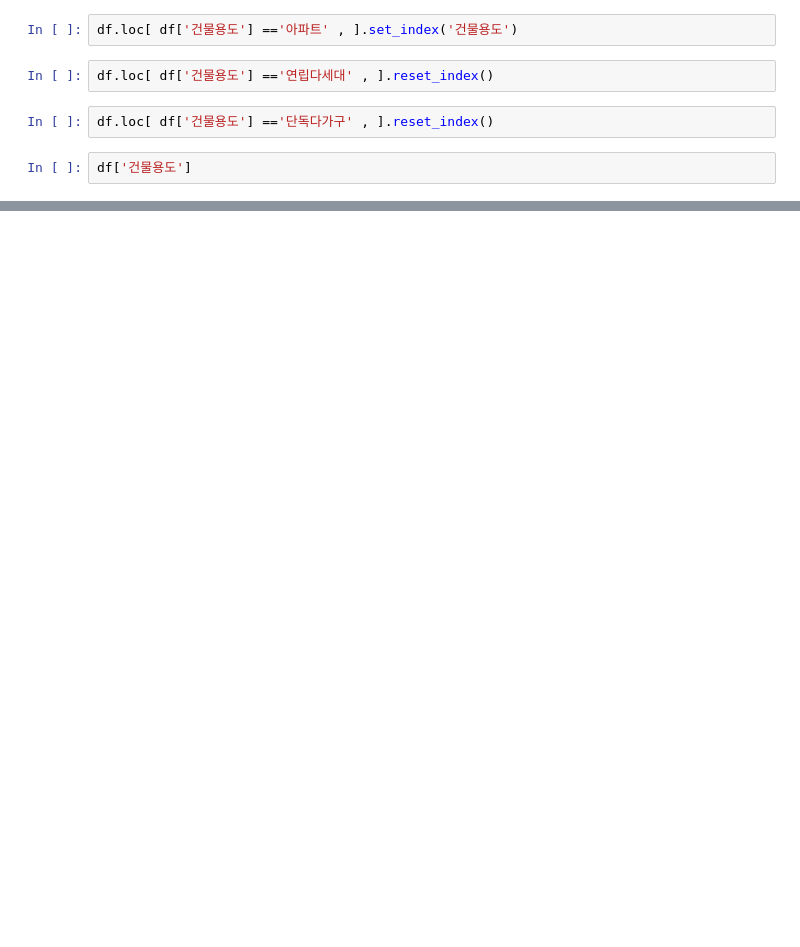
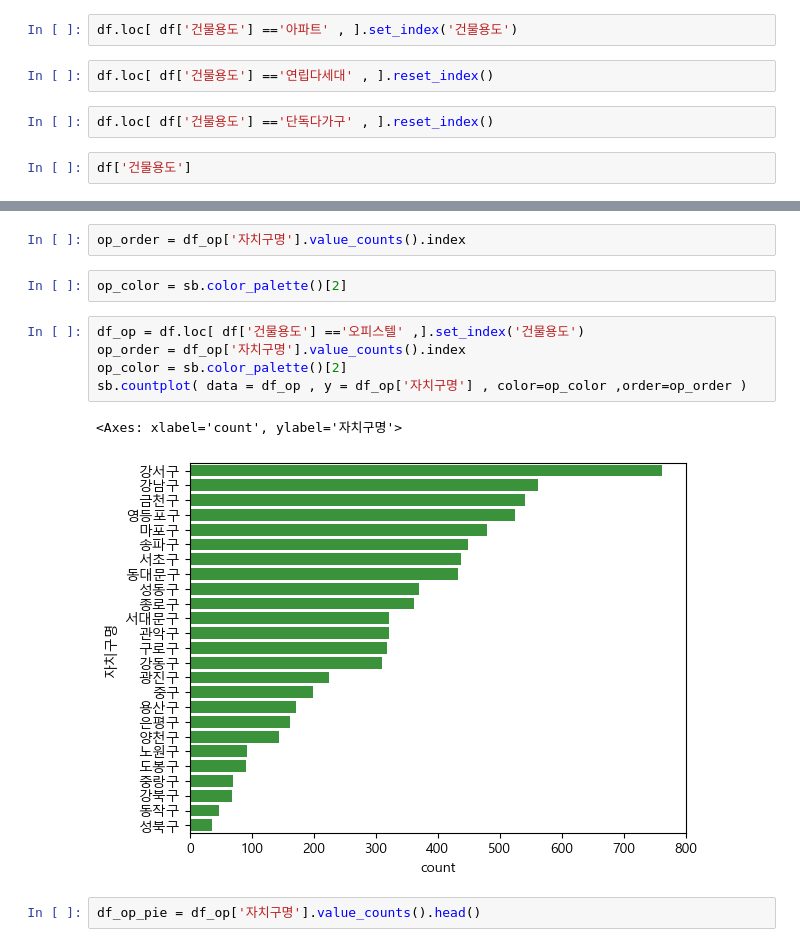
Before and after one commit to isk03300/my_projcet, a Jupyter notebook: dev_data.ipynb, the cells around one changed output, grey strips where cells are left out. Cells and saved outputs as stored; diff of their text form; blank space fills up the shorter version.

```diff
--- a/dev_data.ipynb
+++ b/dev_data.ipynb
@@ -91,0 +188,14 @@ sb.countplot(data = df , x = '자치구명')
+# %%
+op_order = df_op['자치구명'].value_counts().index
+# %%
+op_color = sb.color_palette()[2]
+# %%
+df_op = df.loc[ df['건물용도'] =='오피스텔' ,].set_index('건물용도')
+op_order = df_op['자치구명'].value_counts().index
+op_color = sb.color_palette()[2]
+sb.countplot( data = df_op , y = df_op['자치구명'] , color=op_color ,order=op_order )
+# %% [output]
+<Axes: xlabel='count', ylabel='자치구명'>
+[figure, added]
+# %%
+df_op_pie = df_op['자치구명'].value_counts().head()
```
Also changed, not shown: parts of 18 cells of this notebook, 1 other file.
